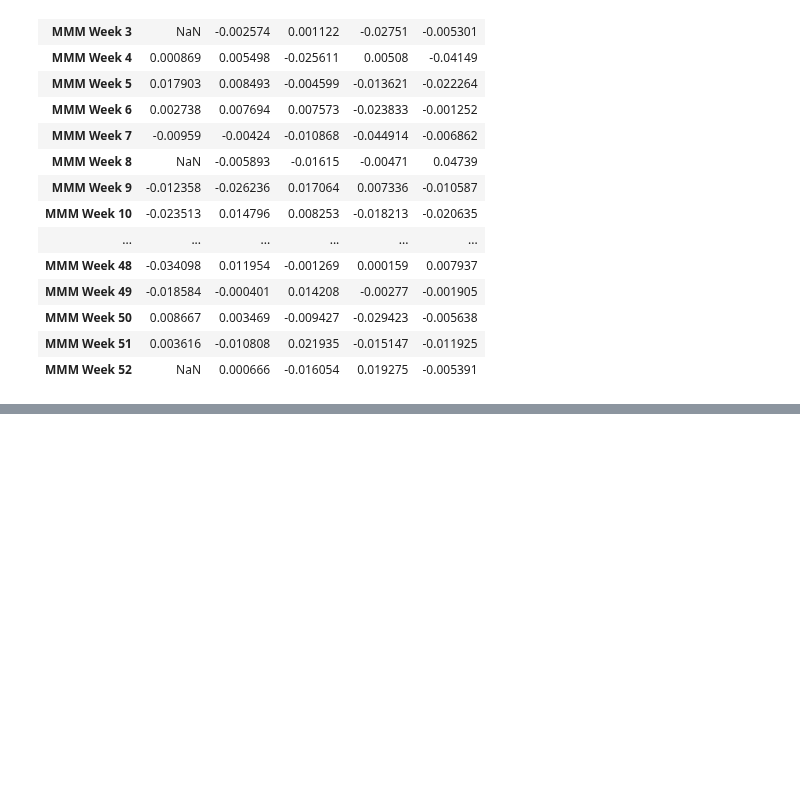
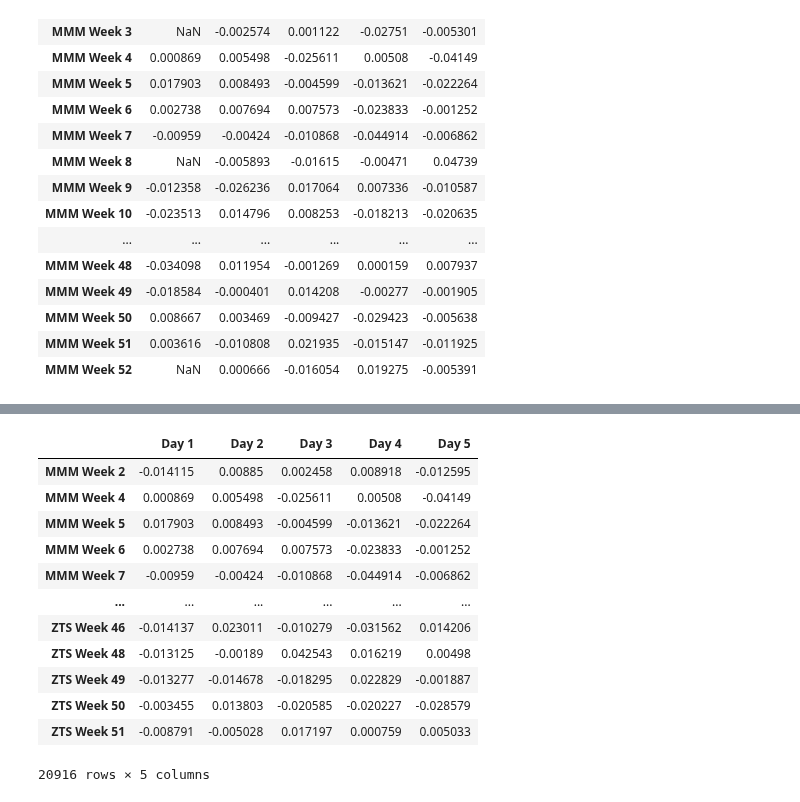
Before and after one commit to ktongk/BTT-JPMC-1, a Jupyter notebook: Anna/XGBOOST.ipynb, the cells around one changed output, grey strips where cells are left out. Saved outputs shown, nothing was run; the diff lists cells and outputs as text; code cells hidden in the pictures; blank space fills up the shorter version.

Commit message:
frames

```diff
--- a/Anna/XGBOOST.ipynb
+++ b/Anna/XGBOOST.ipynb
@@ -742,0 +590,45 @@ MMMweeks
+# %%
+dfs = []
+
+# Iterate through each stock
+for stock in sp500_pct_df.T.index:
+    # Get the values for the current stock
+    stock_values = sp500_pct_df.T.loc[stock].values
+
+    # Create a list of week strings
+    weeks = [f"{stock} Week {i}" for i in range(1, 53)]
+
+    # Create an empty DataFrame with the specified index and columns
+    stock_df = pd.DataFrame(index=weeks, columns=["Day 1", "Day 2", "Day 3", "Day 4", "Day 5"])
+
+    # Set the values in the DataFrame
+    for i in range(0, len(stock_values), 5):
+        week_number = (i // 5) + 1
+        week_name = f"{stock} Week {week_number}"
+        stock_df.loc[week_name] = stock_values[i:i + 5]
+
+    # Append the DataFrame for the current stock to the list
+    dfs.append(stock_df)
+
+# Concatenate all DataFrames in the list
+result_df = pd.concat(dfs)
+
+# Drop rows with NaN values
+result_df = result_df.dropna()
+
+# Display the resulting DataFrame
+result_df
+# %% [output]
+|  | Day 1 | Day 2 | Day 3 | Day 4 | Day 5 |
+| MMM Week 2 | -0.014115 | 0.00885 | 0.002458 | 0.008918 | -0.012595 |
+| MMM Week 4 | 0.000869 | 0.005498 | -0.025611 | 0.00508 | -0.04149 |
+| MMM Week 5 | 0.017903 | 0.008493 | -0.004599 | -0.013621 | -0.022264 |
+| MMM Week 6 | 0.002738 | 0.007694 | 0.007573 | -0.023833 | -0.001252 |
+| MMM Week 7 | -0.00959 | -0.00424 | -0.010868 | -0.044914 | -0.006862 |
+| ... | ... | ... | ... | ... | ... |
+| ZTS Week 46 | -0.014137 | 0.023011 | -0.010279 | -0.031562 | 0.014206 |
+| ZTS Week 48 | -0.013125 | -0.00189 | 0.042543 | 0.016219 | 0.00498 |
+| ZTS Week 49 | -0.013277 | -0.014678 | -0.018295 | 0.022829 | -0.001887 |
+| ZTS Week 50 | -0.003455 | 0.013803 | -0.020585 | -0.020227 | -0.028579 |
+| ZTS Week 51 | -0.008791 | -0.005028 | 0.017197 | 0.000759 | 0.005033 |
+20916 rows × 5 columns
```
Also changed, not shown: parts of 24 cells of this notebook, 1 other file.
